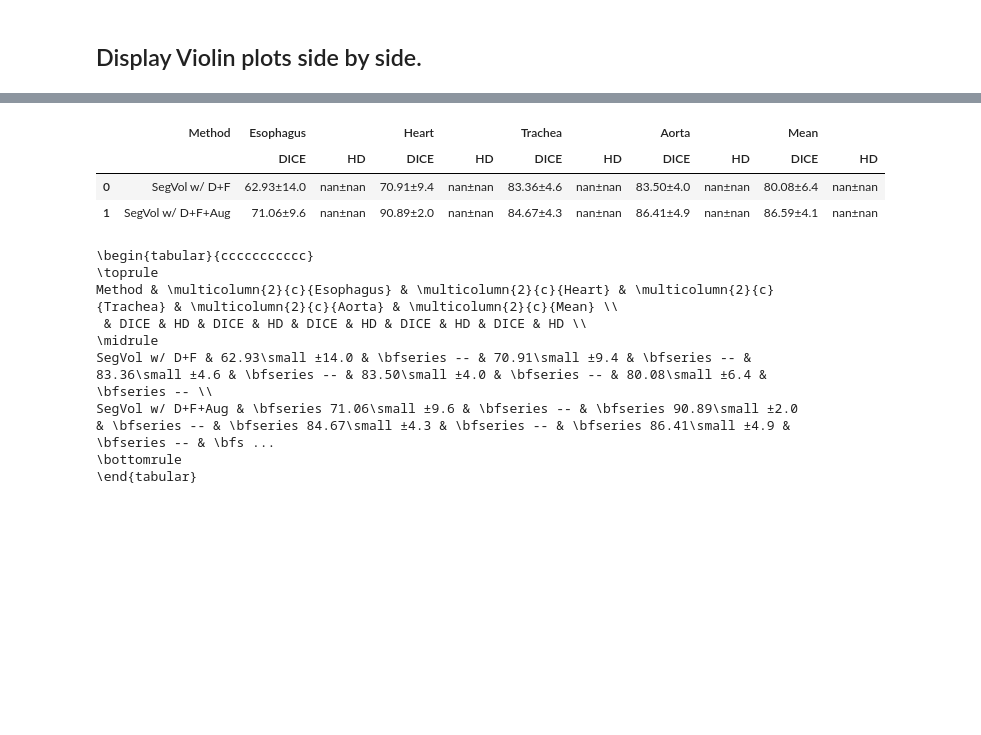
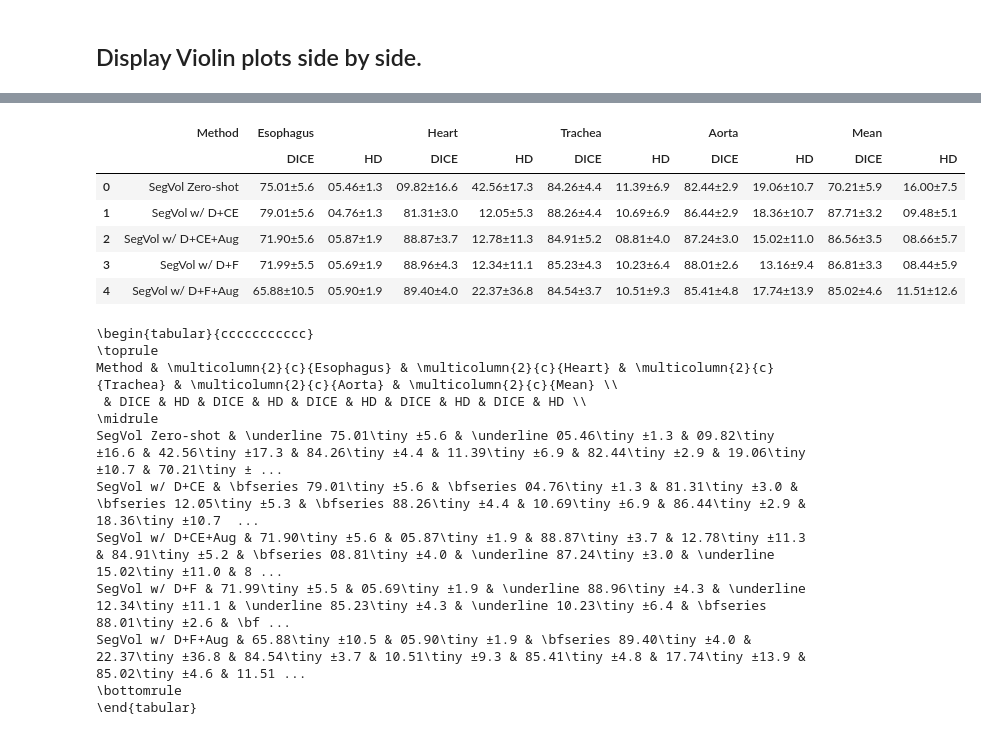
Before and after one commit to danilotpnta/ai4mi_project, a Jupyter notebook: notebooks/plotting.ipynb, the cells around one changed output, grey strips where cells are left out. Cells and saved outputs as stored; diff of their text form; code cells hidden in the pictures; blank space fills up the shorter version.

```diff
--- a/notebooks/plotting.ipynb
+++ b/notebooks/plotting.ipynb
@@ -13,9 +13,9 @@ import torch.nn.functional as F
 sns.set_theme(
     context="notebook",
     style="whitegrid",
-    palette="deep",
-    font="serif",
-    font_scale=1,
+    # palette="deep",
+    # font="serif",
+    font_scale=1.5,
     color_codes=True,
     rc={"figure.dpi": 150},
 )
@@ -36,7 +36,15 @@ experiments_path = results_path / dataset
 experiments = sorted(list(experiments_path.iterdir()))
 print("Found experiments:")
 for i, exp in enumerate(experiments):
-    print(f"{i}: {exp.stem}")
+    print(f"{i}: {exp.name}")
 
 experiment = experiments[1]
+
+methods = [
+    ("SegVol Zero-shot", experiments[0]),
+    ("SegVol w/ D+CE", experiments[1]),
+    ("SegVol w/ D+CE+Aug", experiments[2]),
+    ("SegVol w/ D+F", experiments[3]),
+    ("SegVol w/ D+F+Aug", experiments[4]),
+]
 # %% [output]
@@ -194,13 +342,6 @@ print(sorted(experiments))
 
 # Define the methods and their corresponding experiment files
 # TODO: Fix when I have results for dicece+aug, and HD scores
-methods = [
-    ("SegVol Zero-shot", experiments[0]),
-    ("SegVol w/ D+CE", experiments[1]),
-    ("SegVol w/ D+CE+Aug", Path()),
-    ("SegVol w/ D+F", experiments[2]),
-    ("SegVol w/ D+F+Aug", experiments[3]),
-]
 
 rows = []
 # Process each method and its corresponding experiment file
@@ -211,8 +352,8 @@ for method, exp_path in methods:
         continue
 
     dice_data = np.load(npy_path)
-    # hd_data = np.load(exp_path / "hd_pred.npy")
-    hd_data = np.ones_like(dice_data) * np.nan
+    hd_data = np.load(exp_path / "hd95_pred.npy")
+    # hd_data = np.ones_like(dice_data) * np.nan
 
     # Create DataFrames for DICE and HD
     dice_df = pd.DataFrame(dice_data, columns=categories)
@@ -227,17 +368,17 @@ for method, exp_path in methods:
     hd_std = hd_df.std(axis=0)
 
     # Combine mean and std into a single string for each category
-    dice_combined = dice_mean.map("{:.2f}".format) + "±" + dice_std.map("{:.1f}".format)
-    hd_combined = hd_mean.map("{:.2f}".format) + "±" + hd_std.map("{:.1f}".format)
+    dice_combined = dice_mean.map("{:05.2f}".format) + "±" + dice_std.map("{:.1f}".format)
+    hd_combined = hd_mean.map("{:05.2f}".format) + "±" + hd_std.map("{:.1f}".format)
 
     # Calculate overall mean and std for DICE and HD
     overall_dice_mean = dice_mean.mean()
     overall_dice_std = dice_std.mean()
-    overall_dice_combined = f"{overall_dice_mean:.2f}±{overall_dice_std:.1f}"
+    overall_dice_combined = f"{overall_dice_mean:05.2f}±{overall_dice_std:.1f}"
 
     overall_hd_mean = hd_mean.mean()
     overall_hd_std = hd_std.mean()
-    overall_hd_combined = f"{overall_hd_mean:.2f}±{overall_hd_std:.1f}"
+    overall_hd_combined = f"{overall_hd_mean:05.2f}±{overall_hd_std:.1f}"
 
     # Append the results to the DataFrame
     row = {("Method", ""): method}
@@ -248,43 +389,58 @@ for method, exp_path in methods:
                 (category, "HD"): hd_combined[category],
             }
         )
     row.update(
         {("Mean", "DICE"): overall_dice_combined, ("Mean", "HD"): overall_hd_combined}
     )
     rows.append(row)
 
 # Create the final DataFrame
 results = pd.DataFrame(rows)
 
 # Set the multi-level columns
 results.columns = pd.MultiIndex.from_tuples(results.columns)
 
 # Display the results DataFrame
 display(results)
 
+def get_keyerror(x):
+    try:
+        return x[1]
+    except KeyError:
+        return x
 
 # Convert the DataFrame to LaTeX format
 # Highlight the maximum value in each column, excluding the first column
 latex_output = (
     results.style.hide(axis=0)
-    .highlight_max(subset=results.columns[1:], props="font-weight:bold")
+    .highlight_max(subset=list(filter(lambda x: "DICE" in get_keyerror(x), results.columns[1:])), props="font-weight:bold")
+    .highlight_quantile(q_left=0.99, q_right=0.995, interpolation="lower", subset=list(filter(lambda x: "DICE" in get_keyerror(x), results.columns[1:])), props="font-style:oblique")
+    .highlight_min(subset=list(filter(lambda x: "HD" in get_keyerror(x), results.columns[1:])), props="font-weight:bold")
+    .highlight_quantile(q_left=0.01, q_right=0.1,interpolation="higher", subset=list(filter(lambda x: "HD" in get_keyerror(x), results.columns[1:])), props="font-style:oblique")
     .to_latex(column_format="c" * len(results.columns), convert_css=True, hrules=True)
+    .replace(r"\slshape", r"\underline")
     .replace("nan±nan", "--")
     .replace(r"{r}", r"{c}")
-    .replace(r"±", r"\small ±")
+    .replace(r"±", r"\tiny ±").replace("SegVol", "_1").replace("SegVol", r"\hspace{0.1in}").replace("_1", "SegVol")
 )
 print(latex_output)
 # %% [output]
 |  | Method | Esophagus |  | Heart |  | Trachea |  | Aorta |  | Mean |  |
 |  |  | DICE | HD | DICE | HD | DICE | HD | DICE | HD | DICE | HD |
-| 0 | SegVol w/ D+F | 62.93±14.0 | nan±nan | 70.91±9.4 | nan±nan | 83.36±4.6 | nan±nan | 83.50±4.0 | nan±nan | 80.08±6.4 | nan±nan |
-| 1 | SegVol w/ D+F+Aug | 71.06±9.6 | nan±nan | 90.89±2.0 | nan±nan | 84.67±4.3 | nan±nan | 86.41±4.9 | nan±nan | 86.59±4.1 | nan±nan |
+| 0 | SegVol Zero-shot | 75.01±5.6 | 05.46±1.3 | 09.82±16.6 | 42.56±17.3 | 84.26±4.4 | 11.39±6.9 | 82.44±2.9 | 19.06±10.7 | 70.21±5.9 | 16.00±7.5 |
+| 1 | SegVol w/ D+CE | 79.01±5.6 | 04.76±1.3 | 81.31±3.0 | 12.05±5.3 | 88.26±4.4 | 10.69±6.9 | 86.44±2.9 | 18.36±10.7 | 87.71±3.2 | 09.48±5.1 |
+| 2 | SegVol w/ D+CE+Aug | 71.90±5.6 | 05.87±1.9 | 88.87±3.7 | 12.78±11.3 | 84.91±5.2 | 08.81±4.0 | 87.24±3.0 | 15.02±11.0 | 86.56±3.5 | 08.66±5.7 |
+| 3 | SegVol w/ D+F | 71.99±5.5 | 05.69±1.9 | 88.96±4.3 | 12.34±11.1 | 85.23±4.3 | 10.23±6.4 | 88.01±2.6 | 13.16±9.4 | 86.81±3.3 | 08.44±5.9 |
+| 4 | SegVol w/ D+F+Aug | 65.88±10.5 | 05.90±1.9 | 89.40±4.0 | 22.37±36.8 | 84.54±3.7 | 10.51±9.3 | 85.41±4.8 | 17.74±13.9 | 85.02±4.6 | 11.51±12.6 |
 \begin{tabular}{ccccccccccc}
 \toprule
 Method & \multicolumn{2}{c}{Esophagus} & \multicolumn{2}{c}{Heart} & \multicolumn{2}{c}{Trachea} & \multicolumn{2}{c}{Aorta} & \multicolumn{2}{c}{Mean} \\
  & DICE & HD & DICE & HD & DICE & HD & DICE & HD & DICE & HD \\
 \midrule
-SegVol w/ D+F & 62.93\small ±14.0 & \bfseries -- & 70.91\small ±9.4 & \bfseries -- & 83.36\small ±4.6 & \bfseries -- & 83.50\small ±4.0 & \bfseries -- & 80.08\small ±6.4 & \bfseries -- \\
-SegVol w/ D+F+Aug & \bfseries 71.06\small ±9.6 & \bfseries -- & \bfseries 90.89\small ±2.0 & \bfseries -- & \bfseries 84.67\small ±4.3 & \bfseries -- & \bfseries 86.41\small ±4.9 & \bfseries -- & \bfs ...
+SegVol Zero-shot & \underline 75.01\tiny ±5.6 & \underline 05.46\tiny ±1.3 & 09.82\tiny ±16.6 & 42.56\tiny ±17.3 & 84.26\tiny ±4.4 & 11.39\tiny ±6.9 & 82.44\tiny ±2.9 & 19.06\tiny ±10.7 & 70.21\tiny ± ...
+SegVol w/ D+CE & \bfseries 79.01\tiny ±5.6 & \bfseries 04.76\tiny ±1.3 & 81.31\tiny ±3.0 & \bfseries 12.05\tiny ±5.3 & \bfseries 88.26\tiny ±4.4 & 10.69\tiny ±6.9 & 86.44\tiny ±2.9 & 18.36\tiny ±10.7  ...
+SegVol w/ D+CE+Aug & 71.90\tiny ±5.6 & 05.87\tiny ±1.9 & 88.87\tiny ±3.7 & 12.78\tiny ±11.3 & 84.91\tiny ±5.2 & \bfseries 08.81\tiny ±4.0 & \underline 87.24\tiny ±3.0 & \underline 15.02\tiny ±11.0 & 8 ...
+SegVol w/ D+F & 71.99\tiny ±5.5 & 05.69\tiny ±1.9 & \underline 88.96\tiny ±4.3 & \underline 12.34\tiny ±11.1 & \underline 85.23\tiny ±4.3 & \underline 10.23\tiny ±6.4 & \bfseries 88.01\tiny ±2.6 & \bf ...
+SegVol w/ D+F+Aug & 65.88\tiny ±10.5 & 05.90\tiny ±1.9 & \bfseries 89.40\tiny ±4.0 & 22.37\tiny ±36.8 & 84.54\tiny ±3.7 & 10.51\tiny ±9.3 & 85.41\tiny ±4.8 & 17.74\tiny ±13.9 & 85.02\tiny ±4.6 & 11.51 ...
 \bottomrule
 \end{tabular}
```
Also changed, not shown: parts of 9 cells of this notebook, 2 other files.
